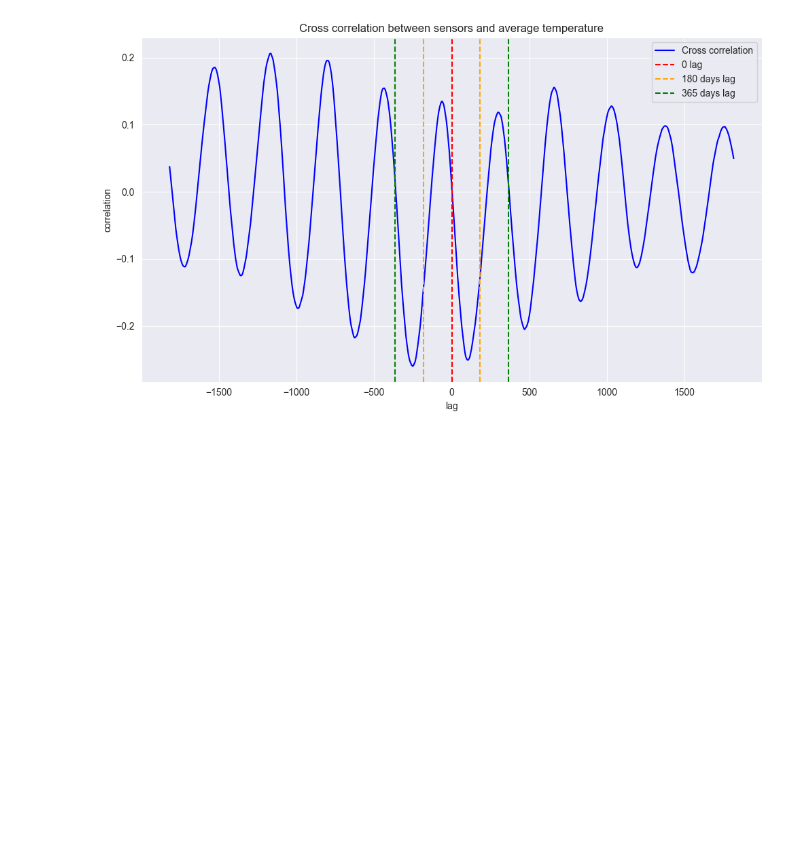
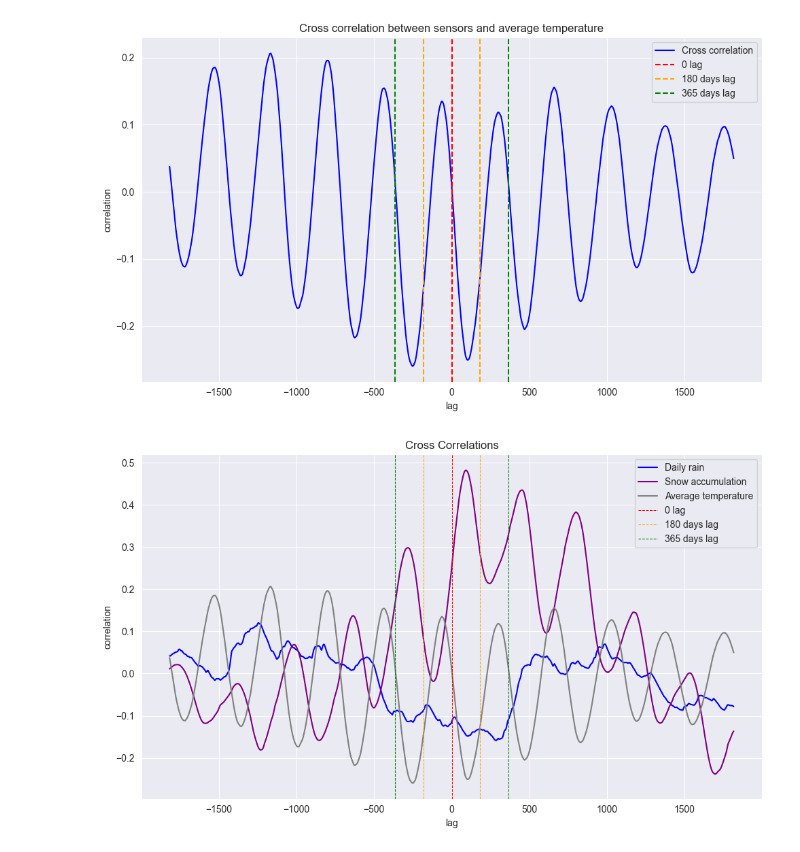
Before and after one commit to arnausanz/arnausanz.github.io, a Jupyter notebook: EDA.ipynb, the cells around one changed output. Cells and saved outputs as stored; diff of their text form; code cells hidden in the pictures; blank space fills up the shorter version.

```diff
--- a/EDA.ipynb
+++ b/EDA.ipynb
@@ -450,3 +451,42 @@ plt.tight_layout()
 plt.show()
 # %% [output]
 [figure]
+# %%
+# All cross correlation together
+def normalize(data):
+    return (data - np.mean(data)) / np.std(data)
+def calc_cross_correlation(x, y):
+    y = y[-len(x):]
+    corr = np.correlate(x, y, mode="same")
+    return corr / (np.sqrt(np.sum(x**2)) * np.sqrt(np.sum(y**2)))
+def plot_cross_correlations(lags, corrs, labels, colors, title):
+    plt.figure(figsize=(10, 6))
+    for corr, label, color in zip(corrs, labels, colors):
+        plt.plot(lags, corr, label=label, color=color)
+    plt.axvline(0, color="red", linestyle="--", label="0 lag", linewidth='0.75')
+    plt.axvline(180, color="orange", linestyle="--", label="180 days lag", linewidth='0.75')
+    plt.axvline(-180, color="orange", linestyle="--", linewidth='0.75')
+    plt.axvline(365, color="green", linestyle="--", label="365 days lag", linewidth='0.75')
+    plt.axvline(-365, color="green", linestyle="--", linewidth='0.75')
+    plt.title(title)
+    plt.xlabel("lag")
+    plt.ylabel("correlation")
+    plt.legend()
+    plt.tight_layout()
+    plt.show()
+
+x = normalize(df_aca_mean)
+y_rain = normalize(df_1300_mean)
+y_snow = normalize(df_1600_mean)
+y_temp = normalize(df_1000_mean)
+corr_rain = calc_cross_correlation(x, y_rain)
+corr_snow = calc_cross_correlation(x, y_snow)
+corr_temp = calc_cross_correlation(x, y_temp)
+
+lags = np.arange(-len(x)//2, len(x)//2)
+plot_cross_correlations(lags, [corr_rain, corr_snow, corr_temp],
+                                ["Daily rain", "Snow accumulation", "Average temperature"],
+                                ["blue", "purple", "grey"],
+                                "Cross Correlations")
+# %% [output]
+[figure, added]
```
Also changed, not shown: parts of 1 cell of this notebook.
